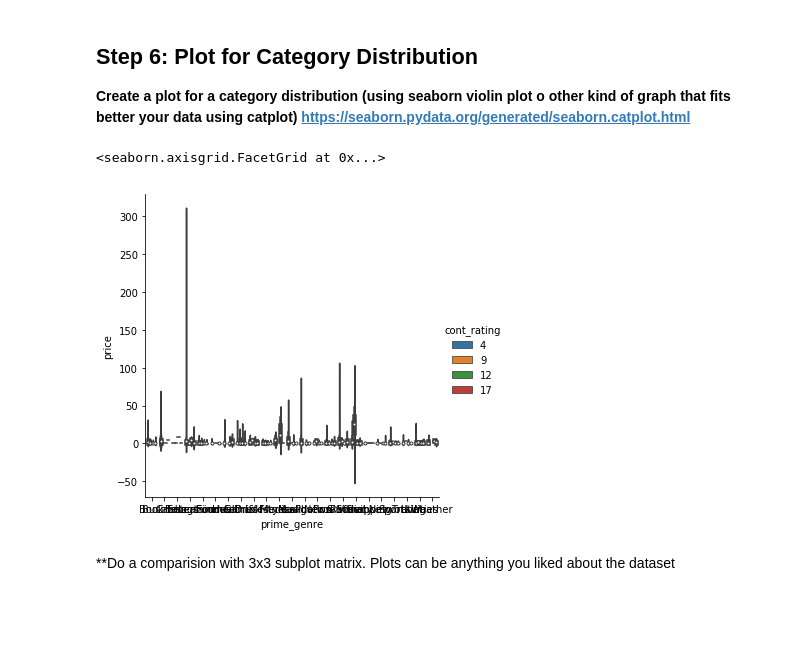
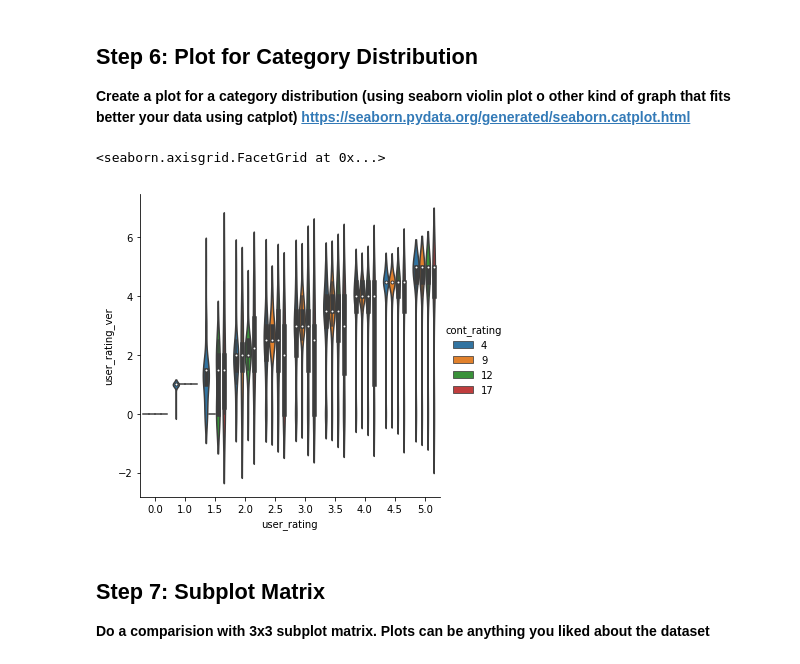
Before and after one commit to marisfont/madrid-oct-2018, a Jupyter notebook: module-2/visualizing-real-world-data/your-code/your-code.ipynb, the cells around one changed output. Saved outputs shown, nothing was run; the diff lists cells and outputs as text; code cells hidden in the pictures; blank space fills up the shorter version.

```diff
--- a/module-2/visualizing-real-world-data/your-code/your-code.ipynb
+++ b/module-2/visualizing-real-world-data/your-code/your-code.ipynb
@@ -268,9 +268,10 @@ True
 ## Step 6: Plot for Category Distribution
 **Create a plot for a category distribution (using seaborn violin plot o other kind of graph that fits better your data using catplot) https://seaborn.pydata.org/generated/seaborn.catplot.html**
 # %%
-sns.catplot(x="prime_genre", y="price", hue="cont_rating", data=data, kind="violin")
+sns.catplot(x="user_rating", y="user_rating_ver", hue="cont_rating", data=data, kind="violin")
 # %% [output]
 <seaborn.axisgrid.FacetGrid at 0x...>
-[figure, old version]
+[figure, new version]
 # %% [markdown]
-**Do a comparision with 3x3 subplot matrix. Plots can be anything you liked about the dataset
+## Step 7: Subplot Matrix
+**Do a comparision with 3x3 subplot matrix. Plots can be anything you liked about the dataset**
```
Also changed, not shown: parts of 2 cells of this notebook.
